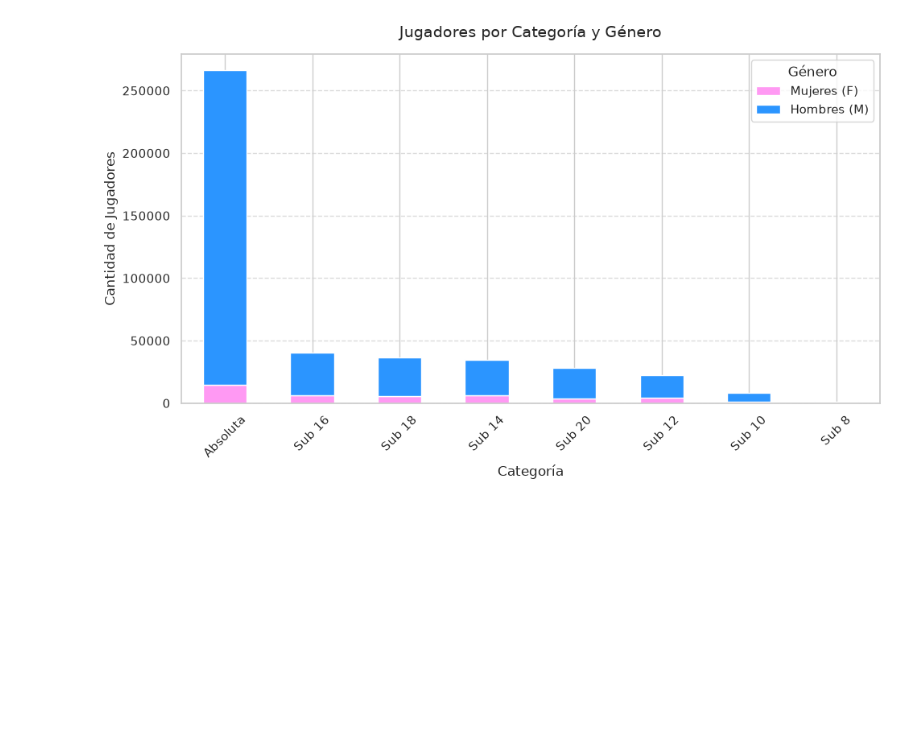
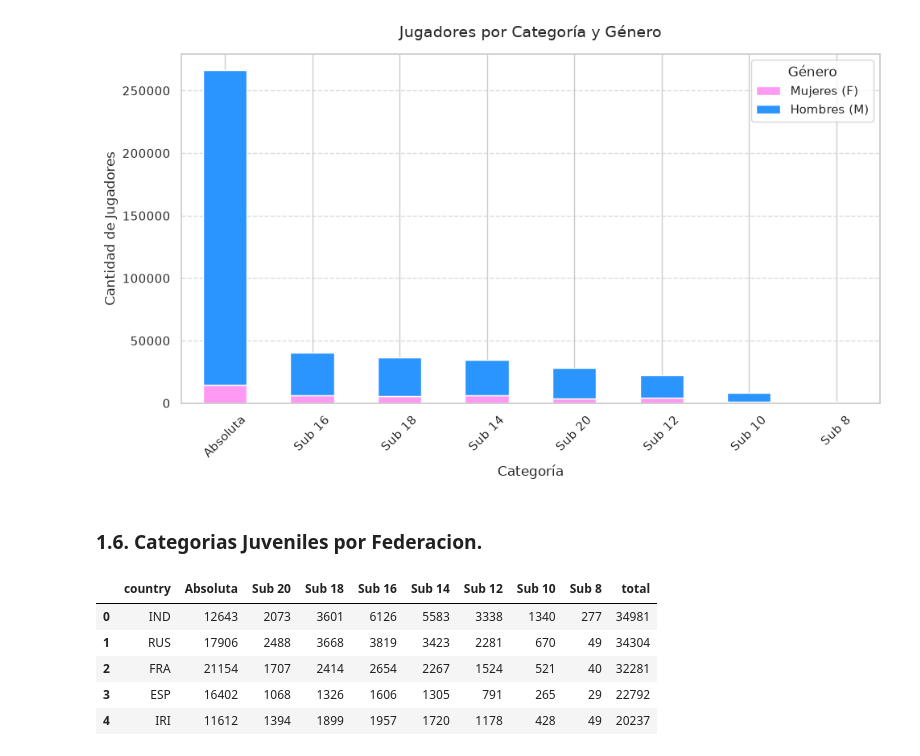
Before and after one commit to Entropy-v0/Kepler-ChessAnalytics, a Jupyter notebook: notebooks/02-demografia_edad_genero.ipynb, the cells around one changed output. Saved outputs shown, nothing was run; the diff lists cells and outputs as text; code cells hidden in the pictures; blank space fills up the shorter version.

Commit message:
Segmentacion de categoria juvenil por federacion y creacion de una clase analica para el estudio de distribuciones

```diff
--- a/notebooks/02-demografia_edad_genero.ipynb
+++ b/notebooks/02-demografia_edad_genero.ipynb
@@ -290,3 +324,37 @@ fig.tight_layout()
 plt.show()
 # %% [output]
 [figure]
+# %% [markdown]
+### 1.6. Categorias Juveniles por Federacion.
+# %%
+df_categoria_FED = (
+    pd.crosstab(index=df['country'], columns=df['categoria'])
+    .assign(total=lambda x: x.sum(axis=1))
+    .sort_values(by='total', ascending=False)
+    .reset_index()
+)
+
+orden = [
+    'total',
+    'Sub 8',
+    'Sub 10',
+    'Sub 12',
+    'Sub 14',
+    'Sub 16',
+    'Sub 18',
+    'Sub 20',
+    'Absoluta',
+    'country'
+]
+
+df_categoria_FED = df_categoria_FED[orden[::-1]]
+df_categoria_FED = df_categoria_FED.rename_axis(None, axis=1)
+
+df_categoria_FED.head()
+# %% [output]
+|  | country | Absoluta | Sub 20 | Sub 18 | Sub 16 | Sub 14 | Sub 12 | Sub 10 | Sub 8 | total |
+| 0 | IND | 12643 | 2073 | 3601 | 6126 | 5583 | 3338 | 1340 | 277 | 34981 |
+| 1 | RUS | 17906 | 2488 | 3668 | 3819 | 3423 | 2281 | 670 | 49 | 34304 |
+| 2 | FRA | 21154 | 1707 | 2414 | 2654 | 2267 | 1524 | 521 | 40 | 32281 |
+| 3 | ESP | 16402 | 1068 | 1326 | 1606 | 1305 | 791 | 265 | 29 | 22792 |
+| 4 | IRI | 11612 | 1394 | 1899 | 1957 | 1720 | 1178 | 428 | 49 | 20237 |
```
Also changed, not shown: parts of 10 cells of this notebook, 3 other files.
